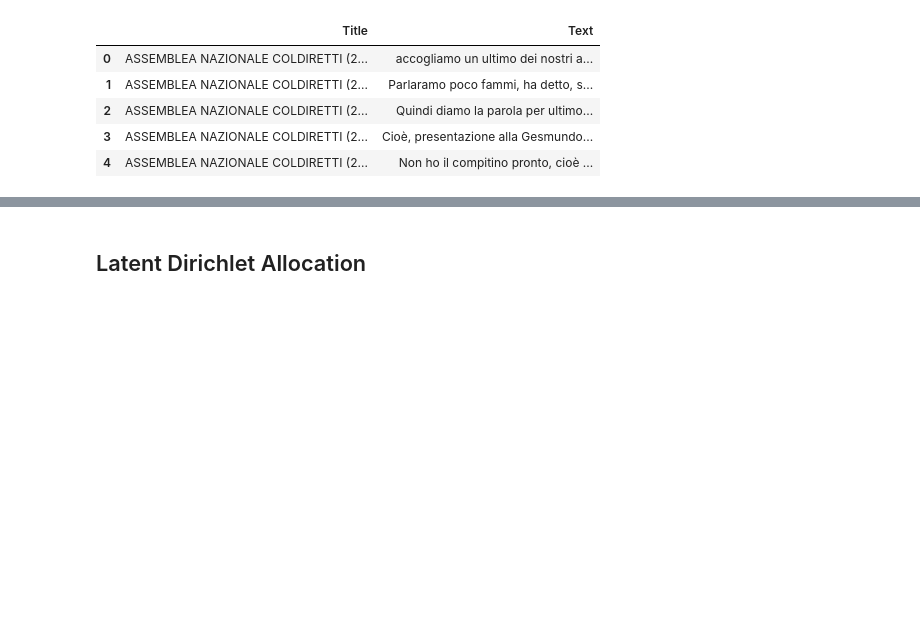
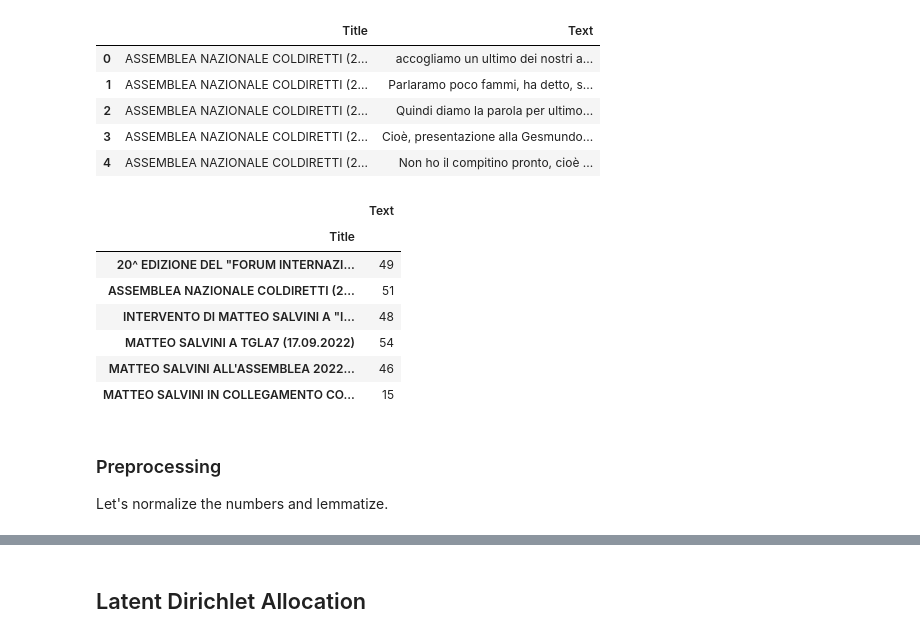
Before and after one commit to lauberto/Politopic, a Jupyter notebook: notebook/demo.ipynb, the cells around one changed output, grey strips where cells are left out. Drawn from its saved outputs; the diff is of its cells as text; code cells hidden in the pictures; blank space fills up the shorter version.

```diff
--- a/notebook/demo.ipynb
+++ b/notebook/demo.ipynb
@@ -126,3 +175,17 @@ df.to_csv('/content/drive/MyDrive/Data/political_speeches/politopic_salvini.tsv'
 import pandas as pd
 # %%
 df = pd.read_csv('/content/drive/MyDrive/Data/political_speeches/politopic_salvini.tsv', sep='\t')
+# %%
+df.groupby('Title').count()
+# %% [output]
+|  | Text |
+| Title |  |
+| 20^ EDIZIONE DEL "FORUM INTERNAZI... | 49 |
+| ASSEMBLEA NAZIONALE COLDIRETTI (2... | 51 |
+| INTERVENTO DI MATTEO SALVINI A "I... | 48 |
+| MATTEO SALVINI A TGLA7 (17.09.2022) | 54 |
+| MATTEO SALVINI ALL'ASSEMBLEA 2022... | 46 |
+| MATTEO SALVINI IN COLLEGAMENTO CO... | 15 |
+# %% [markdown]
+### Preprocessing
+Let's normalize the numbers and lemmatize.
```
Also changed, not shown: parts of 20 cells of this notebook.
